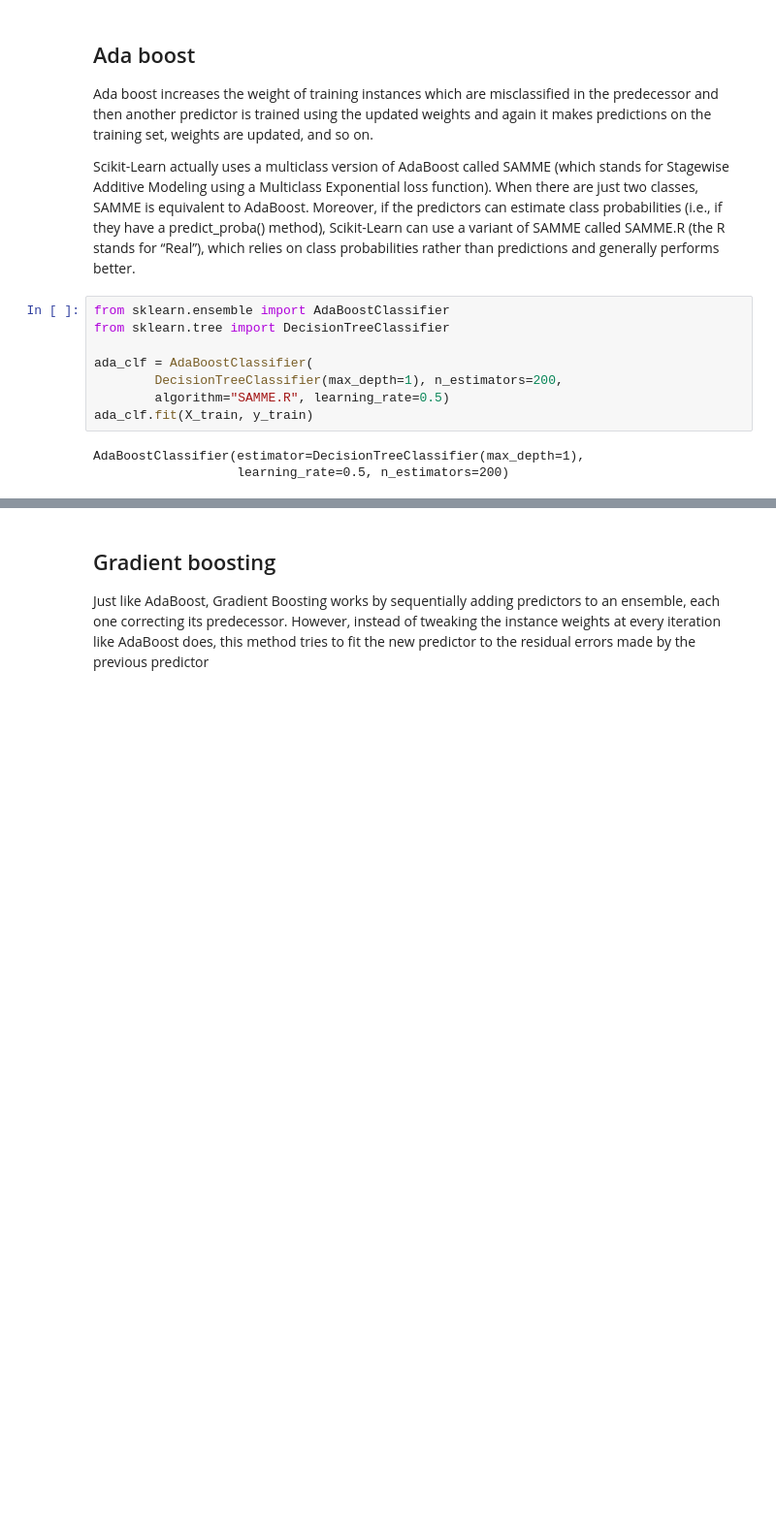
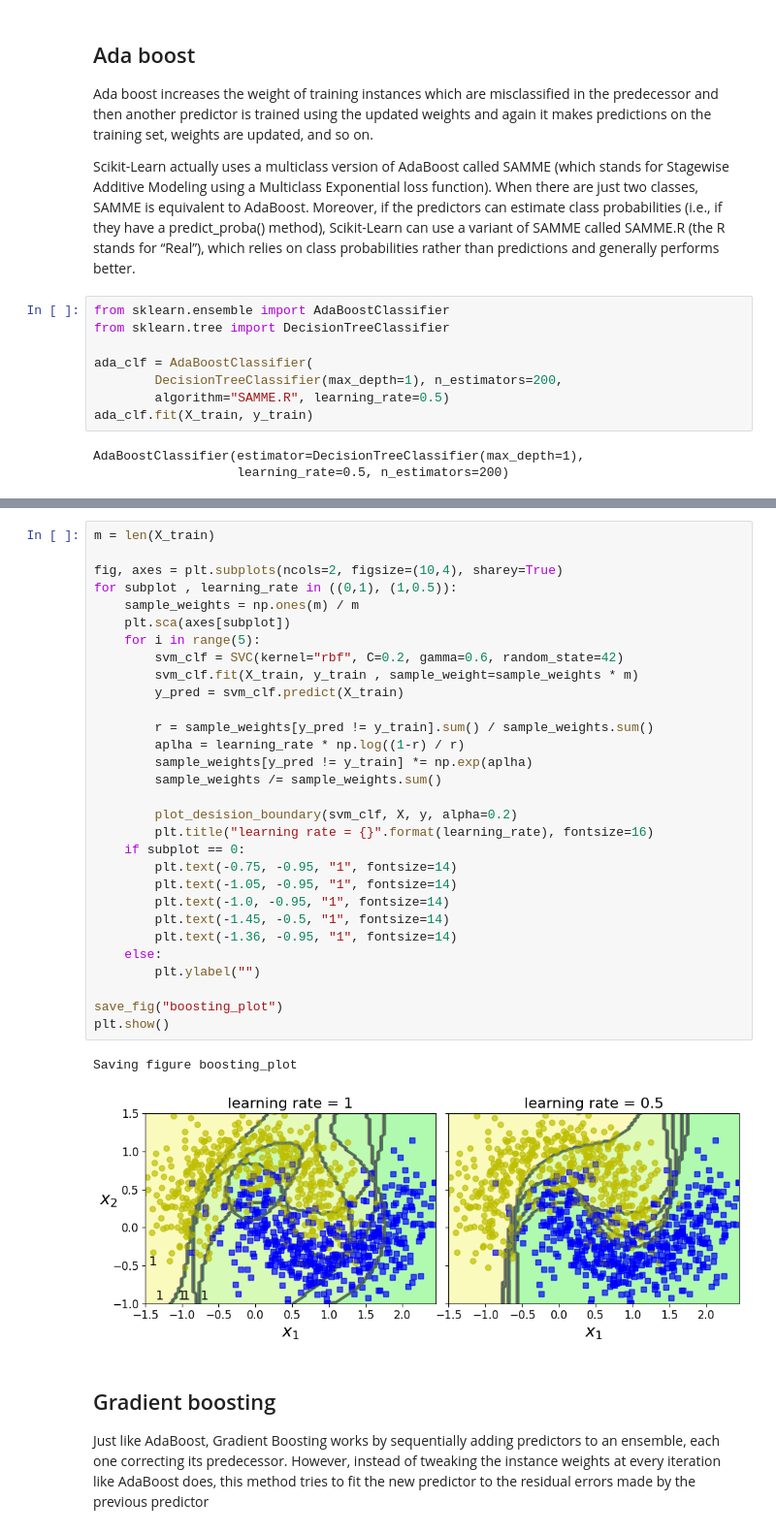
Before and after one commit to Tawheed-tariq/Machine-learning-course, a Jupyter notebook: 8_Ensemble_learning/2_boosting.ipynb, the cells around one changed output, grey strips where cells are left out. Shown: that part at 97% size. Drawn from its saved outputs; the diff is of its cells as text; blank space fills up the shorter version.

```diff
--- a/8_Ensemble_learning/2_boosting.ipynb
+++ b/8_Ensemble_learning/2_boosting.ipynb
@@ -34,3 +89,36 @@ AdaBoostClassifier(estimator=DecisionTreeClassifier(max_depth=1),
+# %%
+m = len(X_train)
+
+fig, axes = plt.subplots(ncols=2, figsize=(10,4), sharey=True)
+for subplot , learning_rate in ((0,1), (1,0.5)):
+    sample_weights = np.ones(m) / m
+    plt.sca(axes[subplot])
+    for i in range(5):
+        svm_clf = SVC(kernel="rbf", C=0.2, gamma=0.6, random_state=42)
+        svm_clf.fit(X_train, y_train , sample_weight=sample_weights * m)
+        y_pred = svm_clf.predict(X_train)
+
+        r = sample_weights[y_pred != y_train].sum() / sample_weights.sum()
+        aplha = learning_rate * np.log((1-r) / r)
+        sample_weights[y_pred != y_train] *= np.exp(aplha)
+        sample_weights /= sample_weights.sum()
+
+        plot_desision_boundary(svm_clf, X, y, alpha=0.2)
+        plt.title("learning rate = {}".format(learning_rate), fontsize=16)
+    if subplot == 0:
+        plt.text(-0.75, -0.95, "1", fontsize=14)
+        plt.text(-1.05, -0.95, "1", fontsize=14)
+        plt.text(-1.0, -0.95, "1", fontsize=14)
+        plt.text(-1.45, -0.5, "1", fontsize=14)
+        plt.text(-1.36, -0.95, "1", fontsize=14)
+    else:
+        plt.ylabel("")
+
+save_fig("boosting_plot")
+plt.show()
+# %% [output]
+Saving figure boosting_plot
+[figure, added]
 # %% [markdown]
 ## Gradient boosting
 
```
Also changed, not shown: parts of 13 cells of this notebook, 4 other files.
